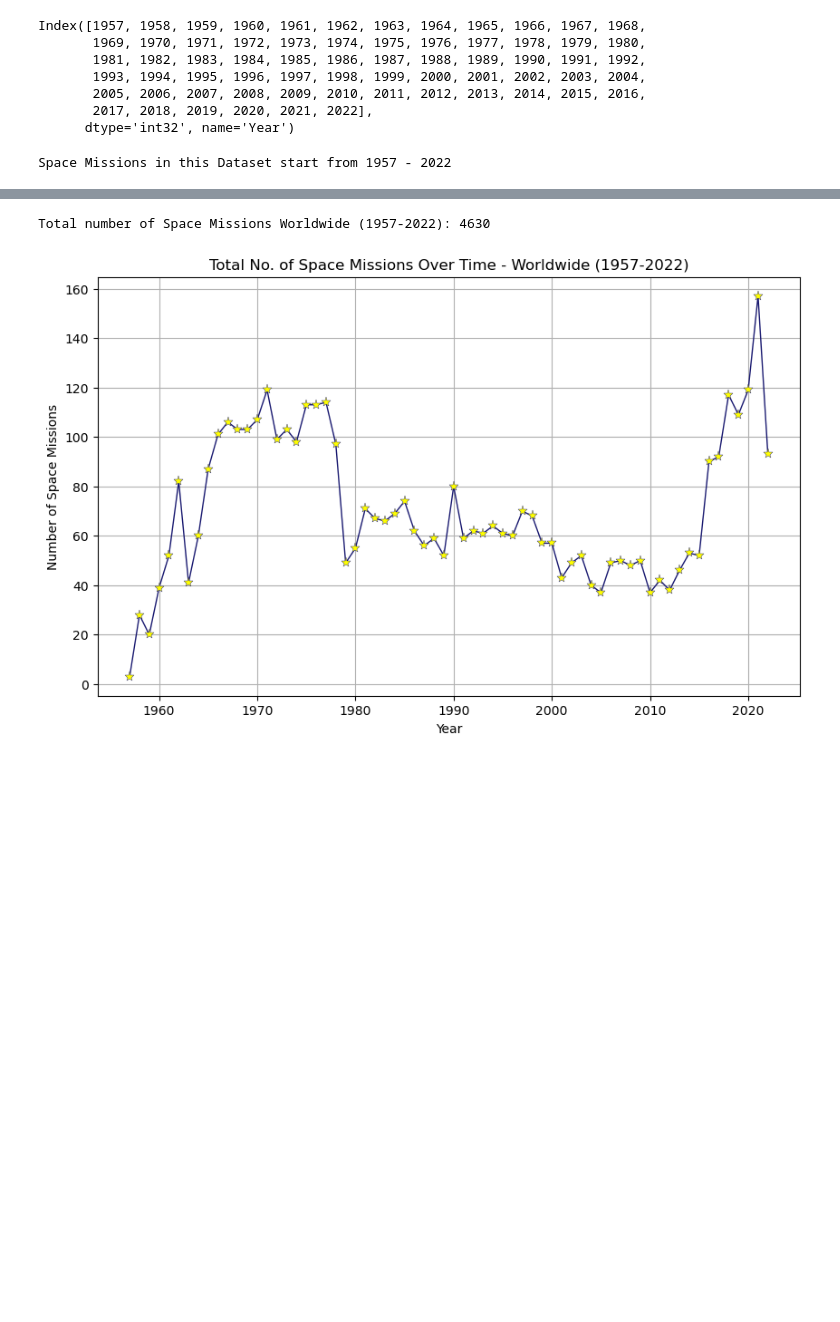
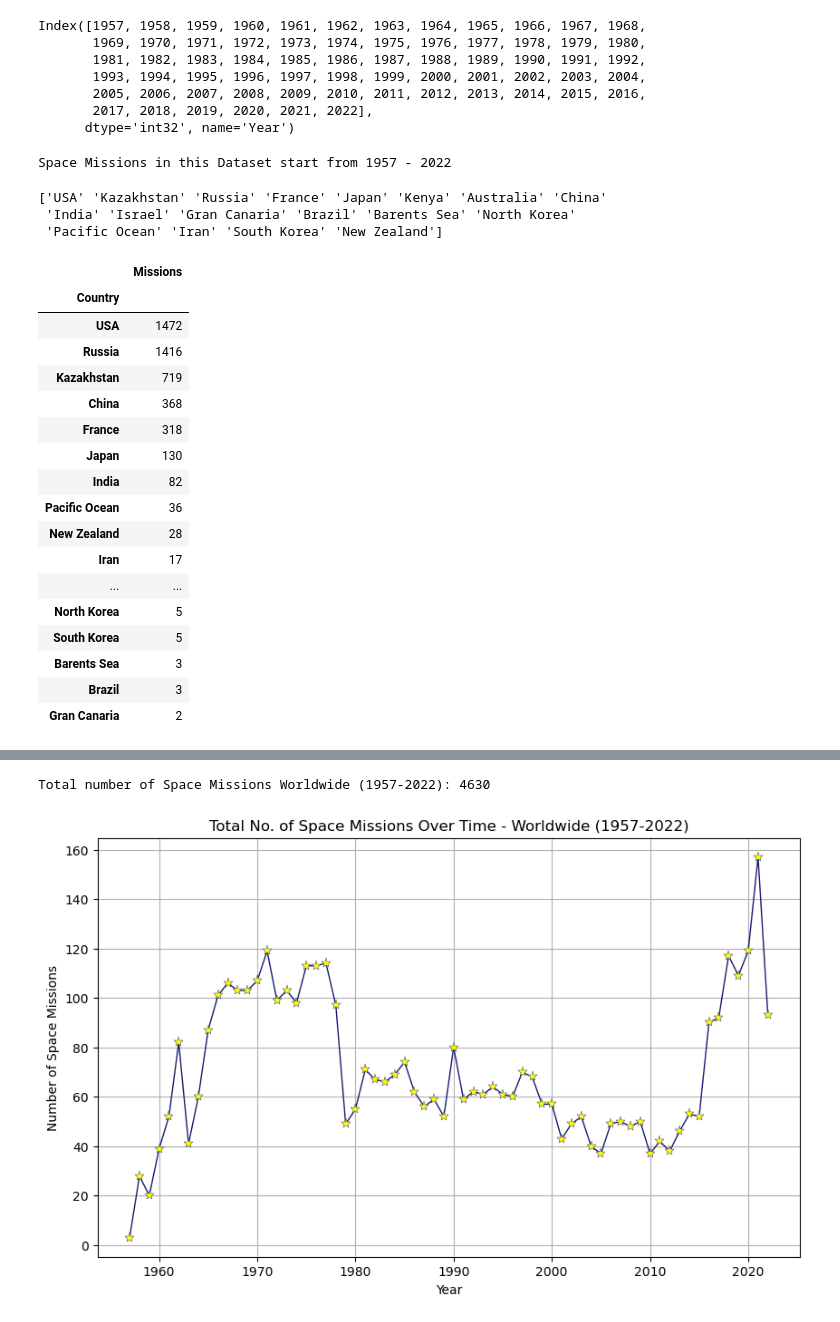
Before and after one commit to maparisio/Space_Mission_Project, a Jupyter notebook: Missions_Over_Time.ipynb, the cells around one changed output, grey strips where cells are left out. Drawn from its saved outputs; the diff is of its cells as text; code cells hidden in the pictures; blank space fills up the shorter version.

Commit message:
Update of Missions_Over_Time file

```diff
--- a/Missions_Over_Time.ipynb
+++ b/Missions_Over_Time.ipynb
@@ -109,3 +121,47 @@ current_year = unique_years.max()
 print(f"Space Missions in this Dataset start from {first_year} - {current_year}")
 # %% [output]
 Space Missions in this Dataset start from 1957 - 2022
+# %%
+# Get unique values from the 'Country' column
+unique_countries = missions_df['Country'].unique()
+
+# Print the unique countries
+print(unique_countries)
+# %% [output]
+['USA' 'Kazakhstan' 'Russia' 'France' 'Japan' 'Kenya' 'Australia' 'China'
+ 'India' 'Israel' 'Gran Canaria' 'Brazil' 'Barents Sea' 'North Korea'
+ 'Pacific Ocean' 'Iran' 'South Korea' 'New Zealand']
+# %%
+#Make a copy of the dataframe
+missions_percountry1 = missions_df.copy()
+# %%
+# Group the dataframe by 'Country' and aggregate missions into a list
+missions_by_country = missions_percountry1.groupby('Country').size().reset_index(name='Missions')
+
+#Set the country index
+missions_by_country = missions_by_country.set_index('Country')
+
+#Sort the Missions column in descending order
+missions_by_country = missions_by_country.sort_values(by='Missions', ascending=False)
+
+# Display the dataframe
+missions_by_country
+# %% [output]
+|  | Missions |
+| Country |  |
+| USA | 1472 |
+| Russia | 1416 |
+| Kazakhstan | 719 |
+| China | 368 |
+| France | 318 |
+| Japan | 130 |
+| India | 82 |
+| Pacific Ocean | 36 |
+| New Zealand | 28 |
+| Iran | 17 |
+| ... | ... |
+| North Korea | 5 |
+| South Korea | 5 |
+| Barents Sea | 3 |
+| Brazil | 3 |
+| Gran Canaria | 2 |
```
Also changed, not shown: parts of 5 cells of this notebook.
